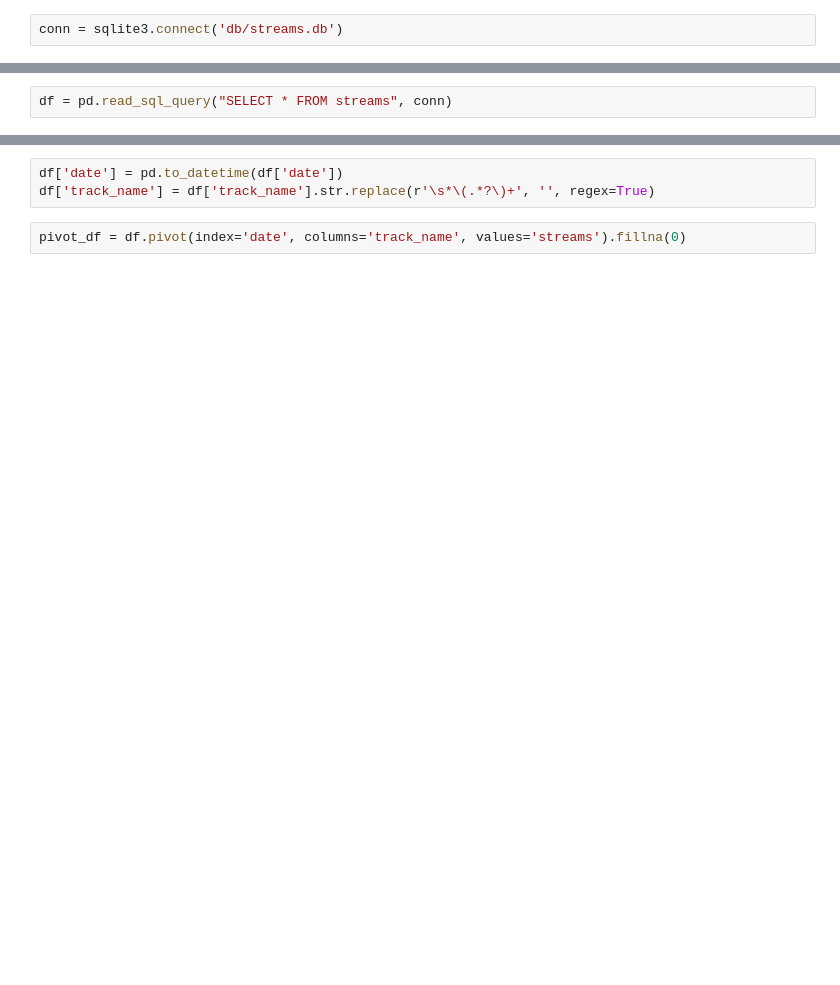
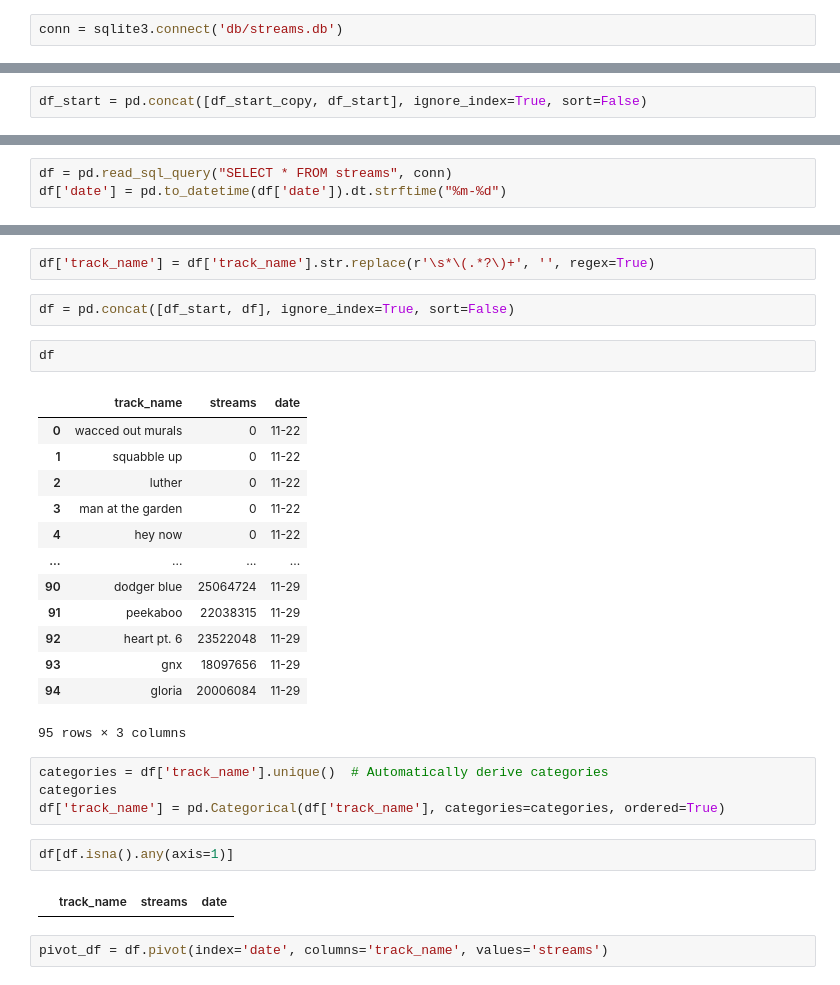
Before and after one commit to anthonydangg/rapmetrics, a Jupyter notebook: src/kworb_streams/race.ipynb, the cells around one changed output, grey strips where cells are left out. Saved outputs shown, nothing was run; the diff lists cells and outputs as text; blank space fills up the shorter version.

```diff
--- a/src/kworb_streams/race.ipynb
+++ b/src/kworb_streams/race.ipynb
@@ -6,0 +31,2 @@ conn = sqlite3.connect('db/streams.db')
+# %%
+df_start = pd.concat([df_start_copy, df_start], ignore_index=True, sort=False)
@@ -7,2 +53,3 @@ conn = sqlite3.connect('db/streams.db')
 # %%
 df = pd.read_sql_query("SELECT * FROM streams", conn)
+df['date'] = pd.to_datetime(df['date']).dt.strftime("%m-%d")
@@ -9,5 +65,30 @@ df = pd.read_sql_query("SELECT * FROM streams", conn)
 # %%
-df['date'] = pd.to_datetime(df['date'])
 df['track_name'] = df['track_name'].str.replace(r'\s*\(.*?\)+', '', regex=True)
+# %%
+df = pd.concat([df_start, df], ignore_index=True, sort=False)
+# %%
+df
+# %% [output]
+|  | track_name | streams | date |
+| 0 | wacced out murals | 0 | 11-22 |
+| 1 | squabble up | 0 | 11-22 |
+| 2 | luther | 0 | 11-22 |
+| 3 | man at the garden | 0 | 11-22 |
+| 4 | hey now | 0 | 11-22 |
+| ... | ... | ... | ... |
+| 90 | dodger blue | 25064724 | 11-29 |
+| 91 | peekaboo | 22038315 | 11-29 |
+| 92 | heart pt. 6 | 23522048 | 11-29 |
+| 93 | gnx | 18097656 | 11-29 |
+| 94 | gloria | 20006084 | 11-29 |
+95 rows × 3 columns
+# %%
+categories = df['track_name'].unique()  # Automatically derive categories
+categories
+df['track_name'] = pd.Categorical(df['track_name'], categories=categories, ordered=True)
+# %%
+df[df.isna().any(axis=1)]
+# %% [output]
+|  | track_name | streams | date |
 # %%
-pivot_df = df.pivot(index='date', columns='track_name', values='streams').fillna(0)
+pivot_df = df.pivot(index='date', columns='track_name', values='streams')
```
Also changed, not shown: parts of 13 cells of this notebook, 3 other files.
